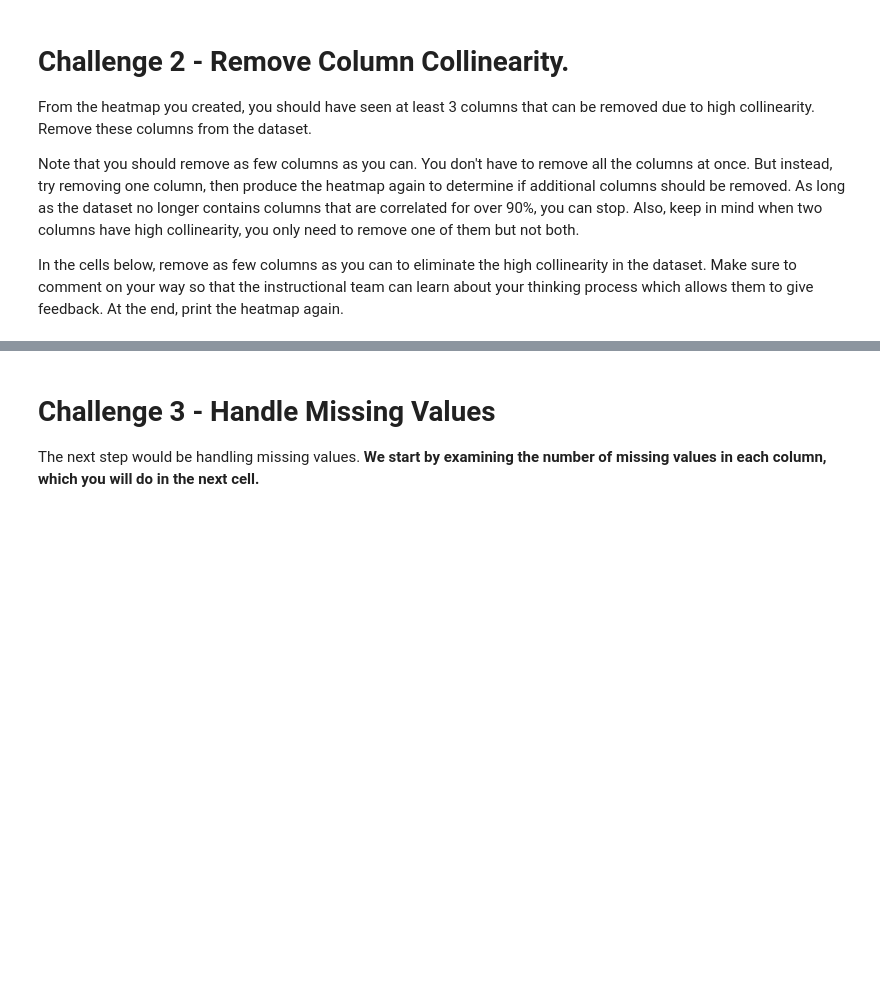
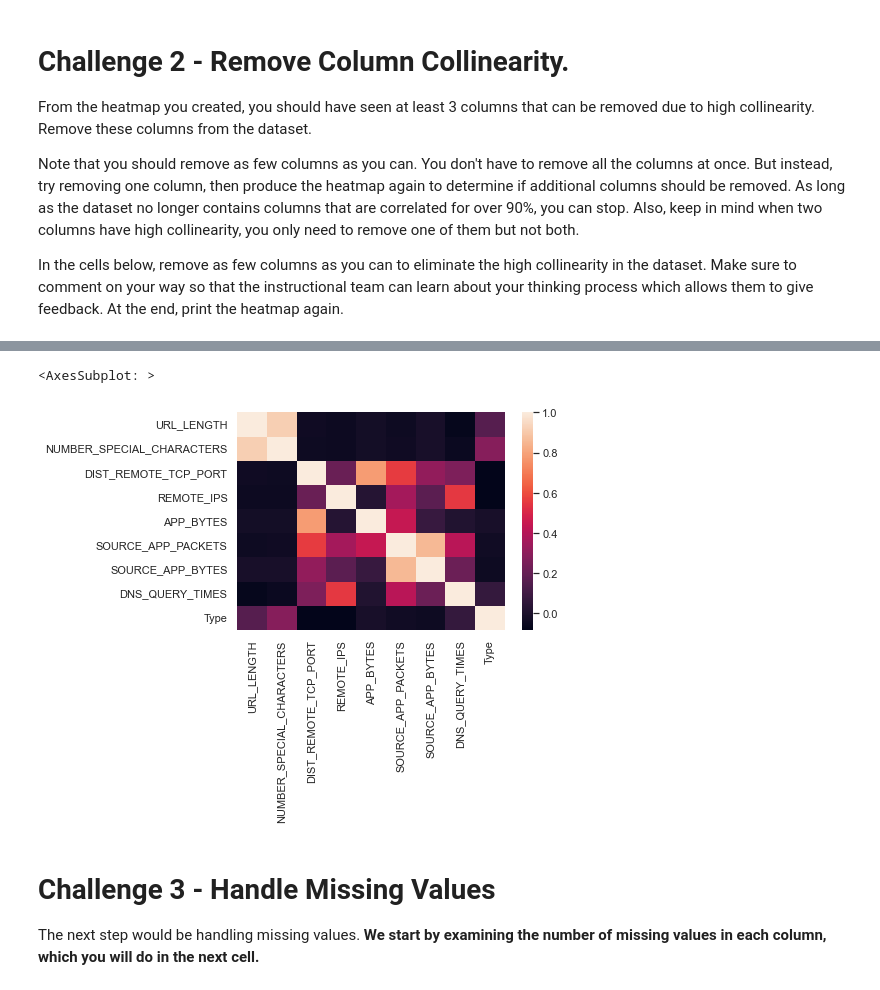
Before and after one commit to Ironhack-data-bcn-january-2023/lab-supervised-learning, a Jupyter notebook: your-code/main.ipynb, the cells around one changed output, grey strips where cells are left out. Saved outputs shown, nothing was run; the diff lists cells and outputs as text; code cells hidden in the pictures; blank space fills up the shorter version.

```diff
--- a/your-code/main.ipynb
+++ b/your-code/main.ipynb
@@ -71,3 +236,11 @@ In the cells below, remove as few columns as you can to eliminate the high colli
+# %%
+websites_numeric_drop3 = websites_numeric_drop3.drop(["REMOTE_APP_PACKETS"], axis=1)
+# %%
+corr_matrix5 = websites_numeric_drop3.corr()
+sns.heatmap(corr_matrix5)
+# %% [output]
+<AxesSubplot: >
+[figure, added]
 # %% [markdown]
 # Challenge 3 - Handle Missing Values
 
```
Also changed, not shown: parts of 30 cells of this notebook.
